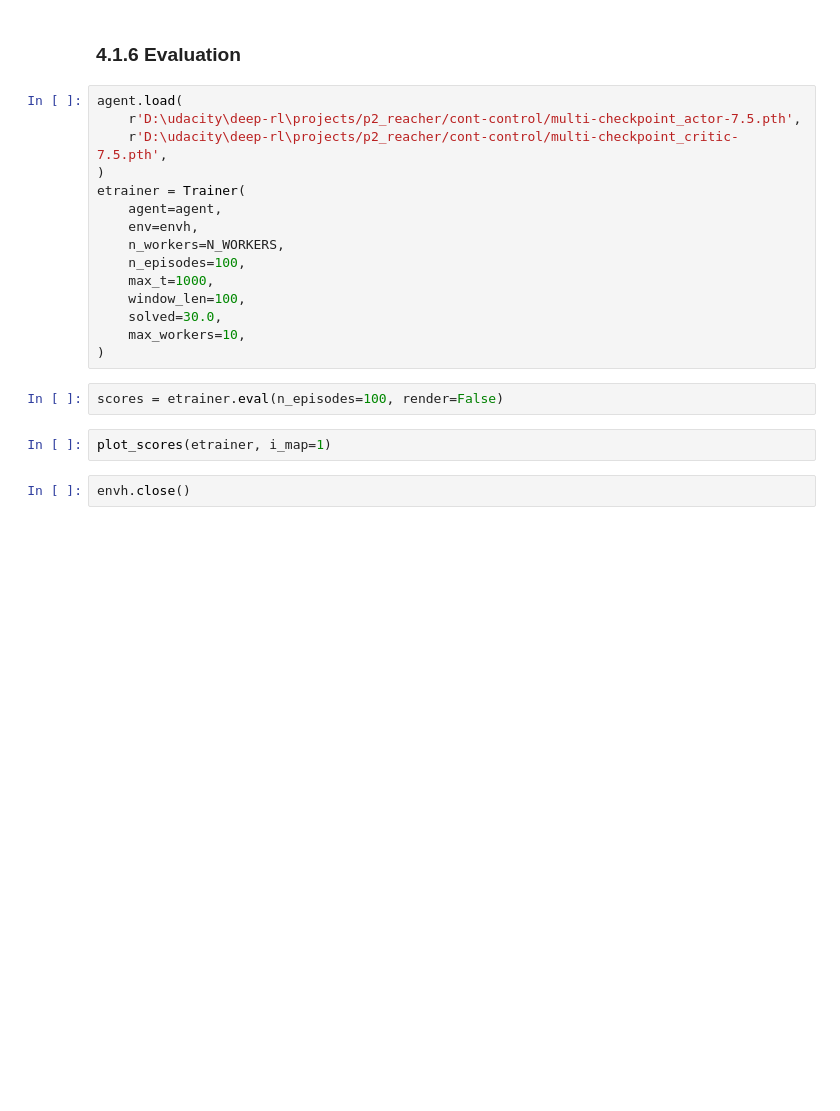
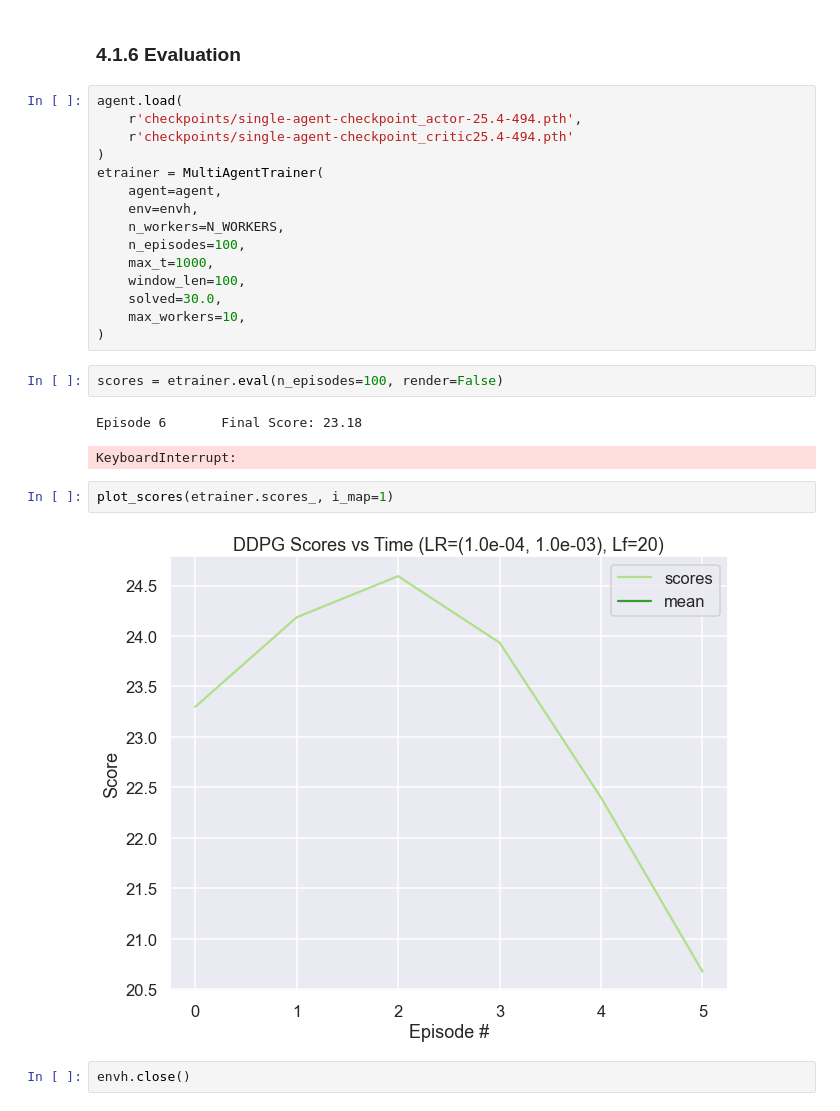
Before and after one commit to amcumber/udacity-rl-continuous-control, a Jupyter notebook: Continuous_Control.ipynb, the cells around one changed output. Cells and saved outputs as stored; diff of their text form; blank space fills up the shorter version.

```diff
--- a/Continuous_Control.ipynb
+++ b/Continuous_Control.ipynb
@@ -694,10 +620,10 @@ plot_scores(trainer)
 ### 4.1.6 Evaluation
 # %%
 agent.load(
-    r'D:\udacity\deep-rl\projects/p2_reacher/cont-control/multi-checkpoint_actor-7.5.pth',
-    r'D:\udacity\deep-rl\projects/p2_reacher/cont-control/multi-checkpoint_critic-7.5.pth',
+    r'checkpoints/single-agent-checkpoint_actor-25.4-494.pth',
+    r'checkpoints/single-agent-checkpoint_critic25.4-494.pth'
 )
-etrainer = Trainer(
+etrainer = MultiAgentTrainer(
     agent=agent,
     env=envh,
     n_workers=N_WORKERS,
@@ -709,8 +635,13 @@ etrainer = Trainer(
 )
 # %%
 scores = etrainer.eval(n_episodes=100, render=False)
+# %% [output]
+Episode 6       Final Score: 23.18
+KeyboardInterrupt:
 # %%
-plot_scores(etrainer, i_map=1)
+plot_scores(etrainer.scores_, i_map=1)
+# %% [output]
+[figure, added]
 # %%
 envh.close()
 # %% [output]
```
Also changed, not shown: parts of 8 cells of this notebook, 4 other files.
